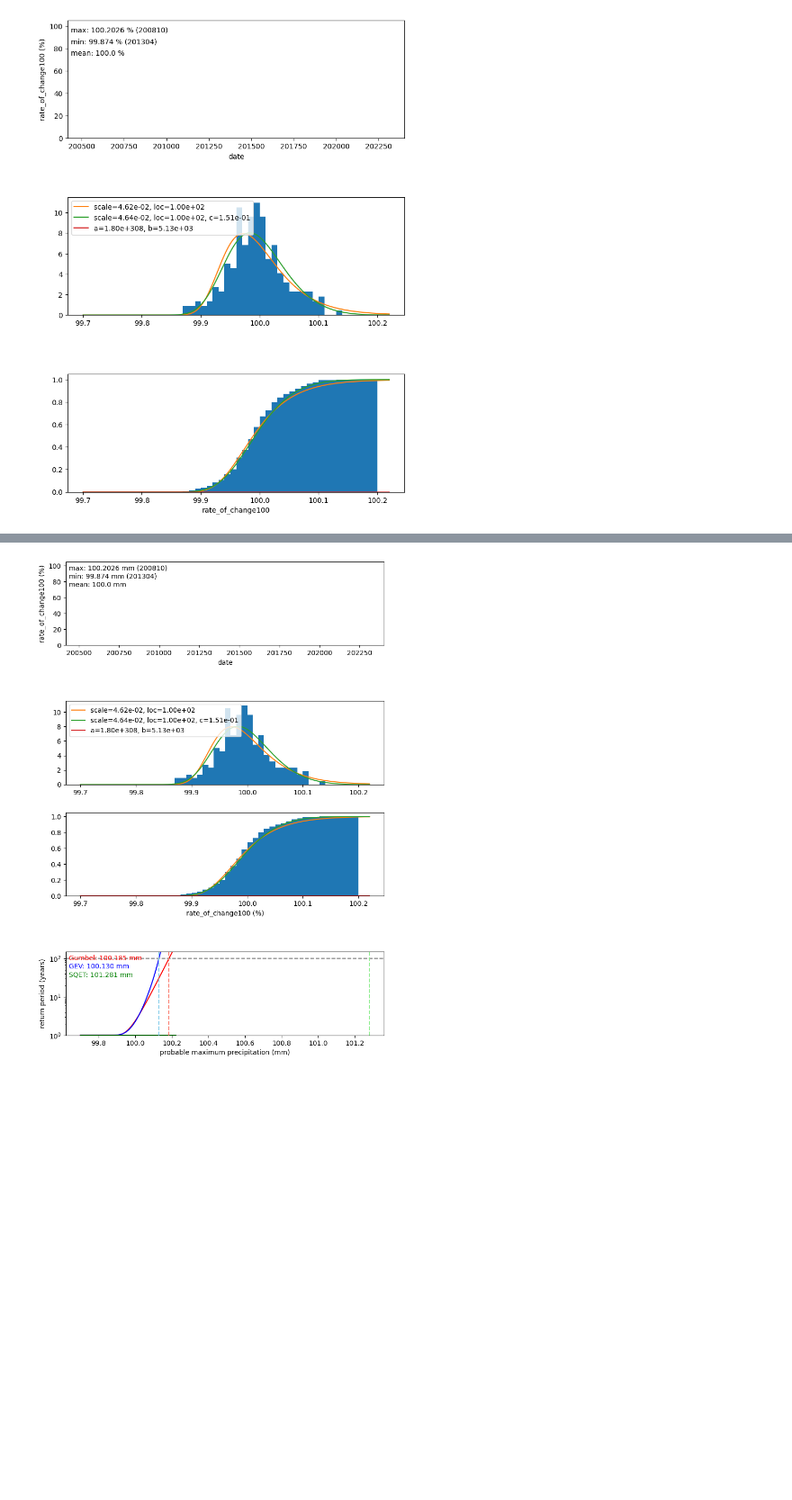
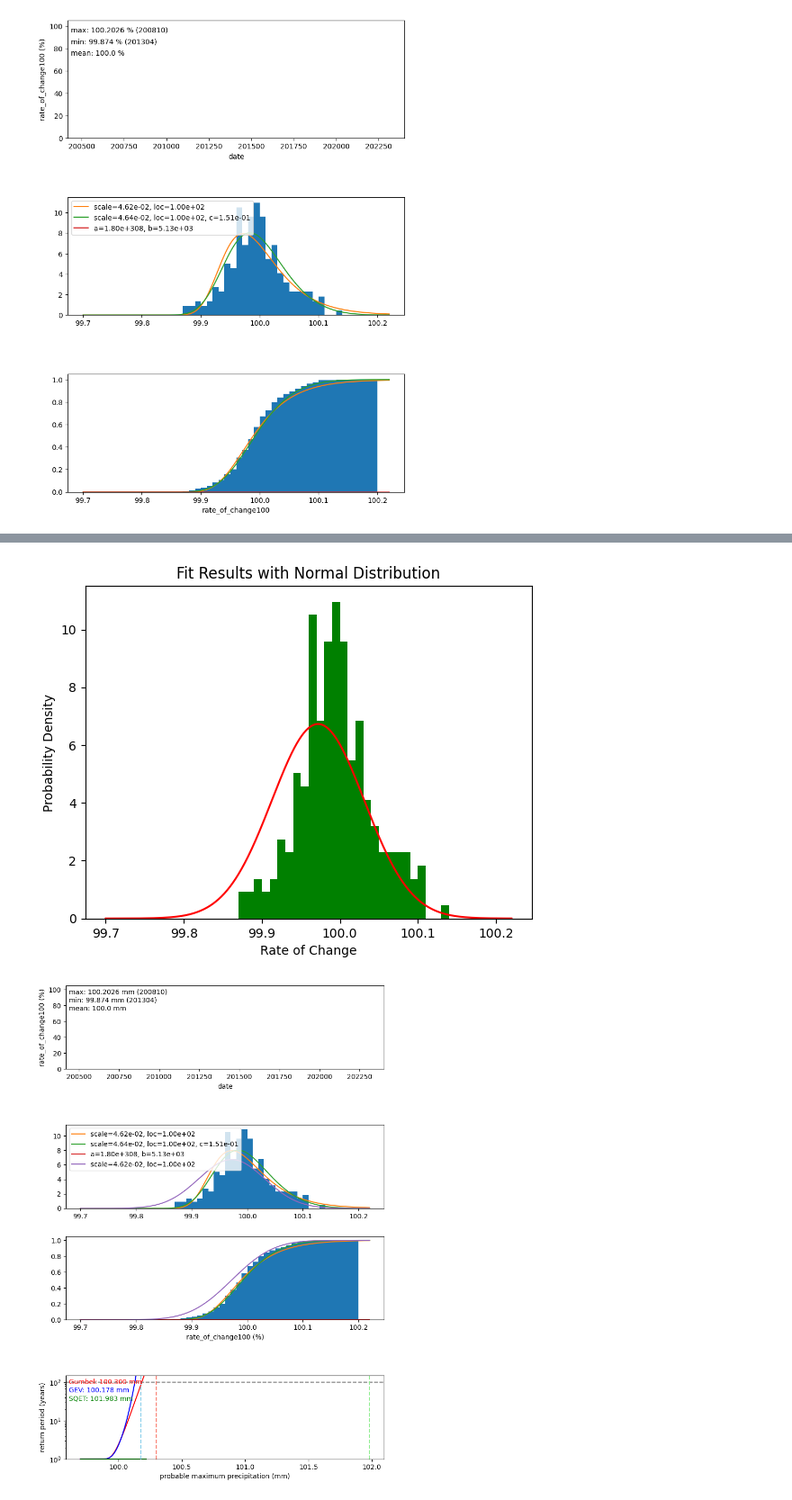
Before and after one commit to TomoharuKurosu/Tomoaharu_Kurosu_2023, a Jupyter notebook: 100年に一度_株価変化率.ipynb, the cells around one changed output, grey strips where cells are left out. Shown at 90% size. Cells and saved outputs as stored; diff of their text form; code cells hidden in the pictures; blank space fills up the shorter version.

```diff
--- a/100年に一度_株価変化率.ipynb
+++ b/100年に一度_株価変化率.ipynb
@@ -413,6 +413,34 @@ import numpy as np
 
 import scipy.stats as ss
 from scipy.optimize import minimize, root_scalar
+#正規分布　試し
+import matplotlib.pyplot as plt
+import numpy as np
+import scipy.stats as ss
+
+# rate_of_change100データから正規分布のパラメータを推定
+loc_gumbel, scale_gumbel = ss.gumbel_r.fit(rate_of_change100, method='MLE')
+
+# 正規分布の平均と標準偏差に変換
+mean_normal = loc_gumbel
+std_normal = scale_gumbel * np.pi / np.sqrt(6)
+
+# 正規分布の確率密度関数を生成
+#正規x = np.linspace(min(rate_of_change100), max(rate_of_change100), 1000)
+x = np.linspace(99.7, 0.01*(int(rate_of_change100.max()/0.01) + 2), 20*int((rate_of_change100.max()-99.7)/0.01) + 1)
+normal_pdf = ss.norm.pdf(x, mean_normal, std_normal)
+
+# rate_of_change100のヒストグラムと正規分布の確率密度関数を描画
+plt.hist(rate_of_change100, bins=bins, density=True, color='g')
+#plt.hist(rate_of_change100, bins=bins, density=True, alpha=0.6, color='g')
+plt.plot(x, normal_pdf, 'r', label='Normal Distribution')
+
+plt.title('Fit Results with Normal Distribution')
+plt.xlabel('Rate of Change')
+plt.ylabel('Probability Density')
+#plt.legend()
+
+#plt.show()
 
 #-----------------------------------------------------------------------------
 # --- 平方根指数型最大値分布の関数
@@ -495,6 +523,8 @@ ax02.hist(rate_of_change100, bins=bins, density=True)
 ax02.plot(x, gbl.pdf(x), label=f"scale={scale_gumbel:.2e}, loc={loc_gumbel:.2e}")
 ax02.plot(x, gev.pdf(x), label=f"scale={scale_gev:.2e}, loc={loc_gev:.2e}, c={c_gev:.2e}")
 ax02.plot(x, sqet(x, a_sqet, b_sqet), label=f"a={a_sqet:.2e}, b={b_sqet:.2e}")
+ax02.plot(x, ss.norm.pdf(x, mean_normal, std_normal), label=f"scale={scale_gumbel:.2e}, loc={loc_gumbel:.2e}")
+#ax02.plot(x, normal_pdf(x, mean_normal, std_normal), label=f"scale={scale_gumbel:.2e}, loc={loc_gumbel:.2e}")
 
 ax02.legend()
 
@@ -503,6 +533,8 @@ ax03.hist(rate_of_change100, bins=bins, cumulative=True, density=True)
 ax03.plot(x, gbl.cdf(x))
 ax03.plot(x, gev.cdf(x))
 ax03.plot(x, sqet_cdf(x, a_sqet, b_sqet))
+ax03.plot(x, ss.norm.cdf(x, mean_normal, std_normal))
+
 
 ax03.set_xlabel('rate_of_change100 (%)')
 
@@ -518,6 +550,27 @@ ax04.set_xlabel('probable maximum precipitation (mm)')
 ax04.set_ylabel('return period (years)')
 
 # 確率降水量の値を求める式
+# Normal分布
+# rate_of_change100データから正規分布のパラメータを推定
+loc_gumbel, scale_gumbel = ss.gumbel_r.fit(rate_of_change100, method='MLE')
+
+# 正規分布の平均と標準偏差に変換
+mean_normal = loc_gumbel
+std_normal = scale_gumbel * np.pi / np.sqrt(6)
+
+# 正規分布の確率密度関数を定義
+#def pp_normal(x):  これはppではない
+#    return ss.norm.pdf(x, mean_normal, std_normal)
+
+# データの範囲を取得
+x = np.linspace(99.7, 0.01*(int(rate_of_change100.max()/0.01) + 2), 20*int((rate_of_change100.max()-99.7)/0.01) + 1)
+
+# 正規分布の確率密度関数を計算
+#pdf_normal = pp_normal(x)
+
+#Normal分布２
+#def
+
 # Gumbel分布
 def pp_gumbel(scale, loc, T):
     p = 1.0 - 1.0/T
@@ -528,37 +581,41 @@ def pp_gumbel(scale, loc, T):
 # 一般化極値分布
 def pp_gev(c, scale, loc, T):
     p = 1.0 - 1.0/T
     x = loc + scale/c*(1.0-(-np.log(p))**c)
 
     return x
 
 # 平方根指数型最大値分布
 def pp_sqet(a, b, T):
     p = 1.0 - 1.0/T
 
     def f(t):
         return np.log(1.0 + t) - t - np.log(-1.0/a*np.log(p))
 
     sol = root_scalar(f=f, method='newton', x0=100.0)
     x = sol.root**2/b
 
     return x
 
+
+
 # 再現期間50年の確率降水量を算出し、線を引く
 ax04.axhline(100.0, color='gray', linestyle='dashed')
-ax04.axvline([pp_gumbel(scale_gumbel, loc_gumbel, 100.0)], color='salmon', linestyle='dashed')
-ax04.axvline([pp_gev(c_gev, scale_gev, loc_gev, 100.0)], color='skyblue', linestyle='dashed')
-ax04.axvline([pp_sqet(a_sqet, b_sqet, 100.0)], color='lightgreen', linestyle='dashed')
+ax04.axvline([pp_gumbel(scale_gumbel, loc_gumbel, 1200.0)], color='salmon', linestyle='dashed')
+ax04.axvline([pp_gev(c_gev, scale_gev, loc_gev, 1200.0)], color='skyblue', linestyle='dashed')
+ax04.axvline([pp_sqet(a_sqet, b_sqet, 1200.0)], color='lightgreen', linestyle='dashed')
 
 # グラフ上に再現期間50年の確率降水量の値を書く
 #fig.text(0.01, 0.9, f'Gumbel: {pp_gumbel(scale_gumbel, loc_gumbel, 100.0):.0f} mm', color='red', transform=ax04.transAxes)
-fig.text(0.01, 0.9, f'Gumbel: {pp_gumbel(scale_gumbel, loc_gumbel, 100.0):.3f} mm', color='red', transform=ax04.transAxes)
-fig.text(0.01, 0.8, f'GEV: {pp_gev(c_gev, scale_gev, loc_gev, 100.0):.3f} mm', color='blue', transform=ax04.transAxes)
-fig.text(0.01, 0.7, f'SQET: {pp_sqet(a_sqet, b_sqet, 100.0):.3f} mm', color='green', transform=ax04.transAxes)
+fig.text(0.01, 0.9, f'Gumbel: {pp_gumbel(scale_gumbel, loc_gumbel, 1200.0):.3f} mm', color='red', transform=ax04.transAxes)
+fig.text(0.01, 0.8, f'GEV: {pp_gev(c_gev, scale_gev, loc_gev, 1200.0):.3f} mm', color='blue', transform=ax04.transAxes)
+fig.text(0.01, 0.7, f'SQET: {pp_sqet(a_sqet, b_sqet, 1200.0):.3f} mm', color='green', transform=ax04.transAxes)
+
 
 
 #------------------------------------------------------------------------------
 # --- 図の保存
 plt.savefig(out_fig_path, transparent=False)
 # %% [output]
-[figure, old version]
+[figure, new version]
+[figure, added]
```
Also changed, not shown: parts of 2 cells of this notebook.
